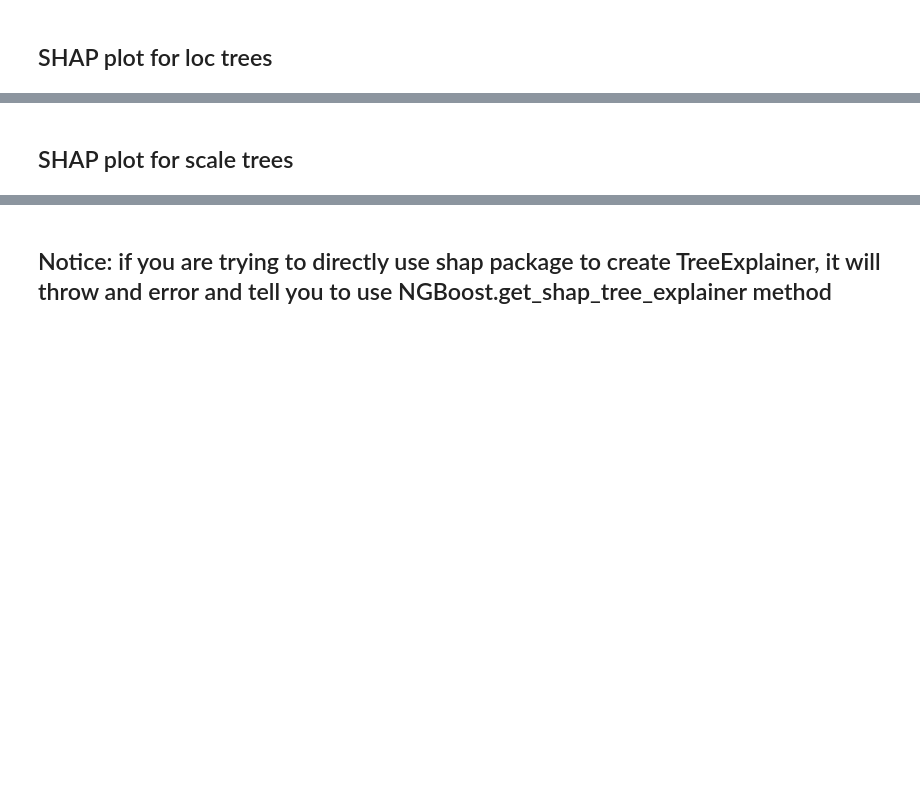
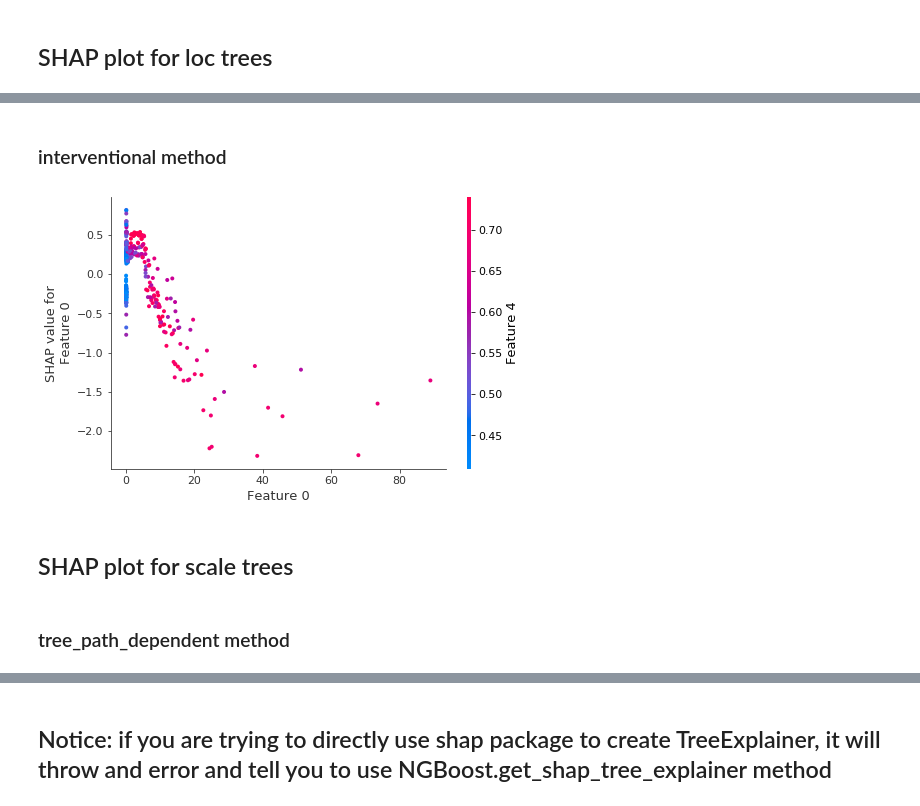
Before and after one commit to stanfordmlgroup/ngboost, a Jupyter notebook: examples/inspections/SHAP plots.ipynb, the cells around one changed output, grey strips where cells are left out. Cells and saved outputs as stored; diff of their text form; code cells hidden in the pictures; blank space fills up the shorter version.

Commit message:
Add additional arguments support for shap_values

```diff
--- a/examples/inspections/SHAP plots.ipynb
+++ b/examples/inspections/SHAP plots.ipynb
@@ -56,5 +58,15 @@ Setting feature_perturbation = "tree_path_dependent" because no background data
+# %% [markdown]
+### interventional method
+# %%
+explainer = ngb.get_shap_tree_explainer(param_idx=0, data = X, feature_perturbation="interventional")
+shap_values = explainer.shap_values(X, check_additivity=False)
+shap.dependence_plot(0, shap_values, X)
+# %% [output]
+[figure, added]
 # %% [markdown]
 ## SHAP plot for scale trees
+# %% [markdown]
+### tree_path_dependent method
 # %%
 explainer = ngb.get_shap_tree_explainer(param_idx=1)
 shap_values = explainer.shap_values(X)
```
Also changed, not shown: parts of 6 cells of this notebook, 1 other file.
